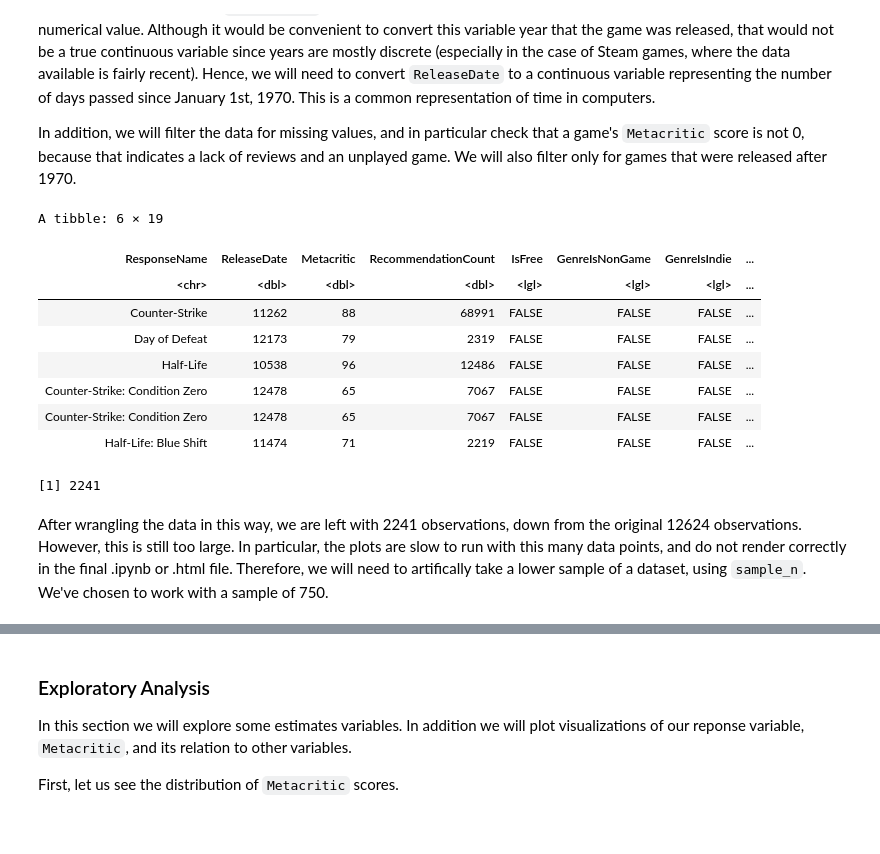
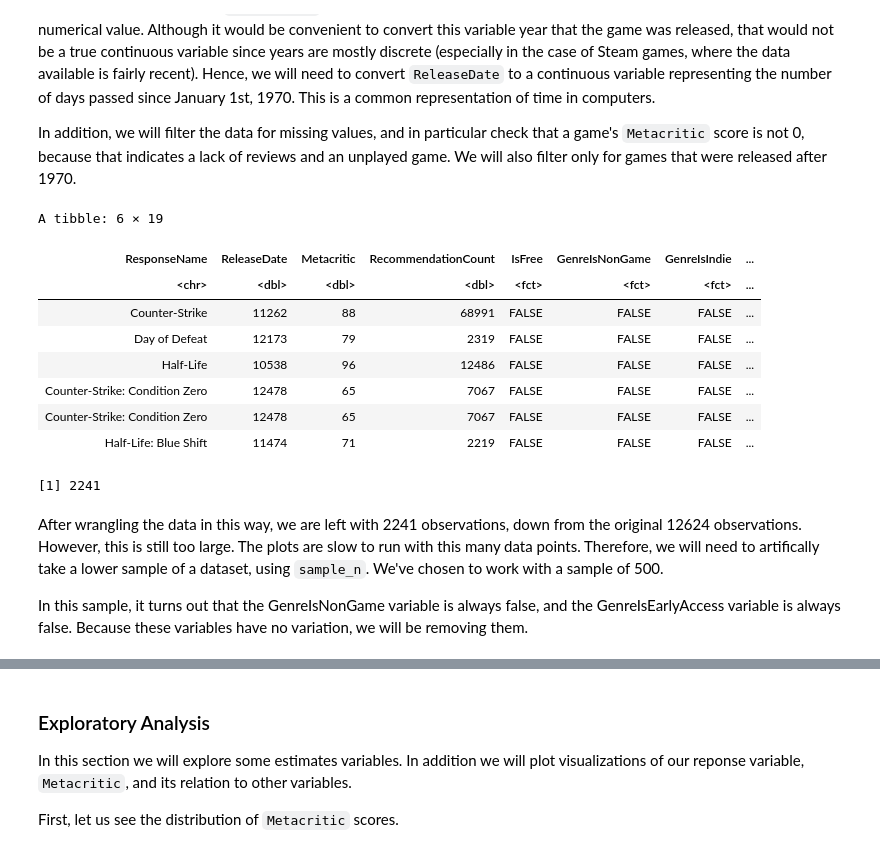
Before and after one commit to DanielZSWE/STAT-301-Project, a Jupyter notebook: stat-301_project_proposal.ipynb, the cells around one changed output, grey strips where cells are left out. Cells and saved outputs as stored; diff of their text form; code cells hidden in the pictures.

```diff
--- a/stat-301_project_proposal.ipynb
+++ b/stat-301_project_proposal.ipynb
@@ -51,19 +51,19 @@ In order to correctly use the `ReleaseDate` variable, we will need to convert it
 In addition, we will filter the data for missing values, and in particular check that a game's `Metacritic` score is not 0, because that indicates a lack of reviews and an unplayed game. We will also filter only for games that were released after 1970.
 # %%
 
-
+set.seed(3012)
 steam_games$ReleaseDate <- steam_games$ReleaseDate %>% as.Date(format="%b%d%Y") %>%  as.numeric() #convert dates to days since 1970 (default internal representation)
 
 
 steam_games <- steam_games %>% drop_na() %>% filter(Metacritic > 0, ReleaseDate > 0) # filter for more than 0 days passed since 1970, metacritic score > 0
 
-
+steam_games <- steam_games %>% mutate_if(is.logical, as_factor)
 head(steam_games)
 nrow(steam_games)
 # %% [output]
 A tibble: 6 × 19
 | ResponseName | ReleaseDate | Metacritic | RecommendationCount | IsFree | GenreIsNonGame | GenreIsIndie | ... |
-| <chr> | <dbl> | <dbl> | <dbl> | <lgl> | <lgl> | <lgl> | ... |
+| <chr> | <dbl> | <dbl> | <dbl> | <fct> | <fct> | <fct> | ... |
 | Counter-Strike | 11262 | 88 | 68991 | FALSE | FALSE | FALSE | ... |
 | Day of Defeat | 12173 | 79 | 2319 | FALSE | FALSE | FALSE | ... |
 | Half-Life | 10538 | 96 | 12486 | FALSE | FALSE | FALSE | ... |
@@ -72,7 +72,9 @@ A tibble: 6 × 19
 | Half-Life: Blue Shift | 11474 | 71 | 2219 | FALSE | FALSE | FALSE | ... |
 [1] 2241
 # %% [markdown]
-After wrangling the data in this way, we are left with 2241 observations, down from the original 12624 observations. However, this is still too large. In particular, the plots are slow to run with this many data points, and do not render correctly in the final .ipynb or .html file. Therefore, we will need to artifically take a lower sample of a dataset, using `sample_n`. We've chosen to work with a sample of 750.
+After wrangling the data in this way, we are left with 2241 observations, down from the original 12624 observations. However, this is still too large. The plots are slow to run with this many data points. Therefore, we will need to artifically take a lower sample of a dataset, using `sample_n`. We've chosen to work with a sample of 500.
+
+In this sample, it turns out that the GenreIsNonGame variable is always false, and the GenreIsEarlyAccess variable is always false. Because these variables have no variation, we will be removing them.
 # %%
 set.seed(3012)
 steam_games <- steam_games %>% sample_n(500)
```
Also changed, not shown: parts of 10 cells of this notebook, 1 other file.
